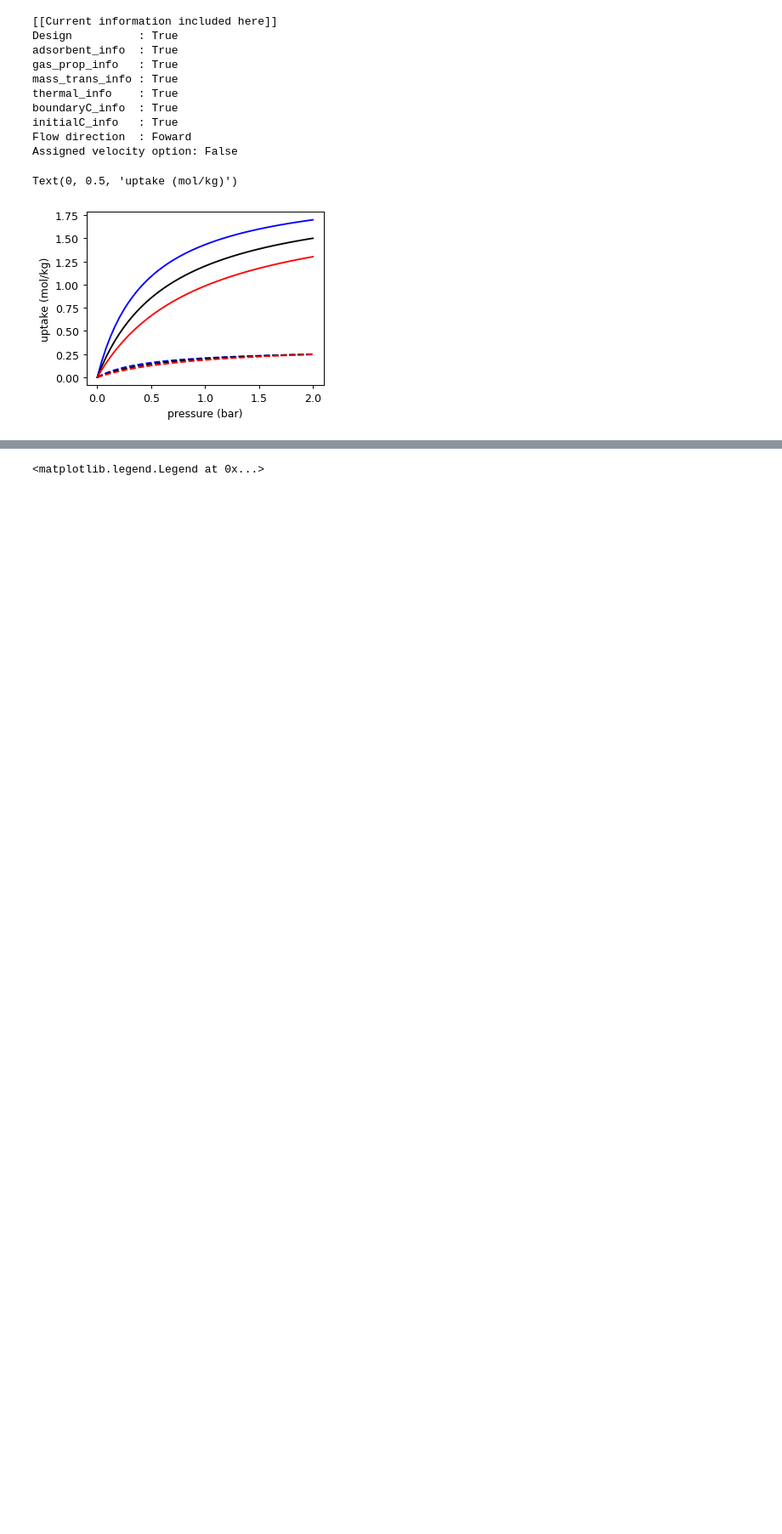
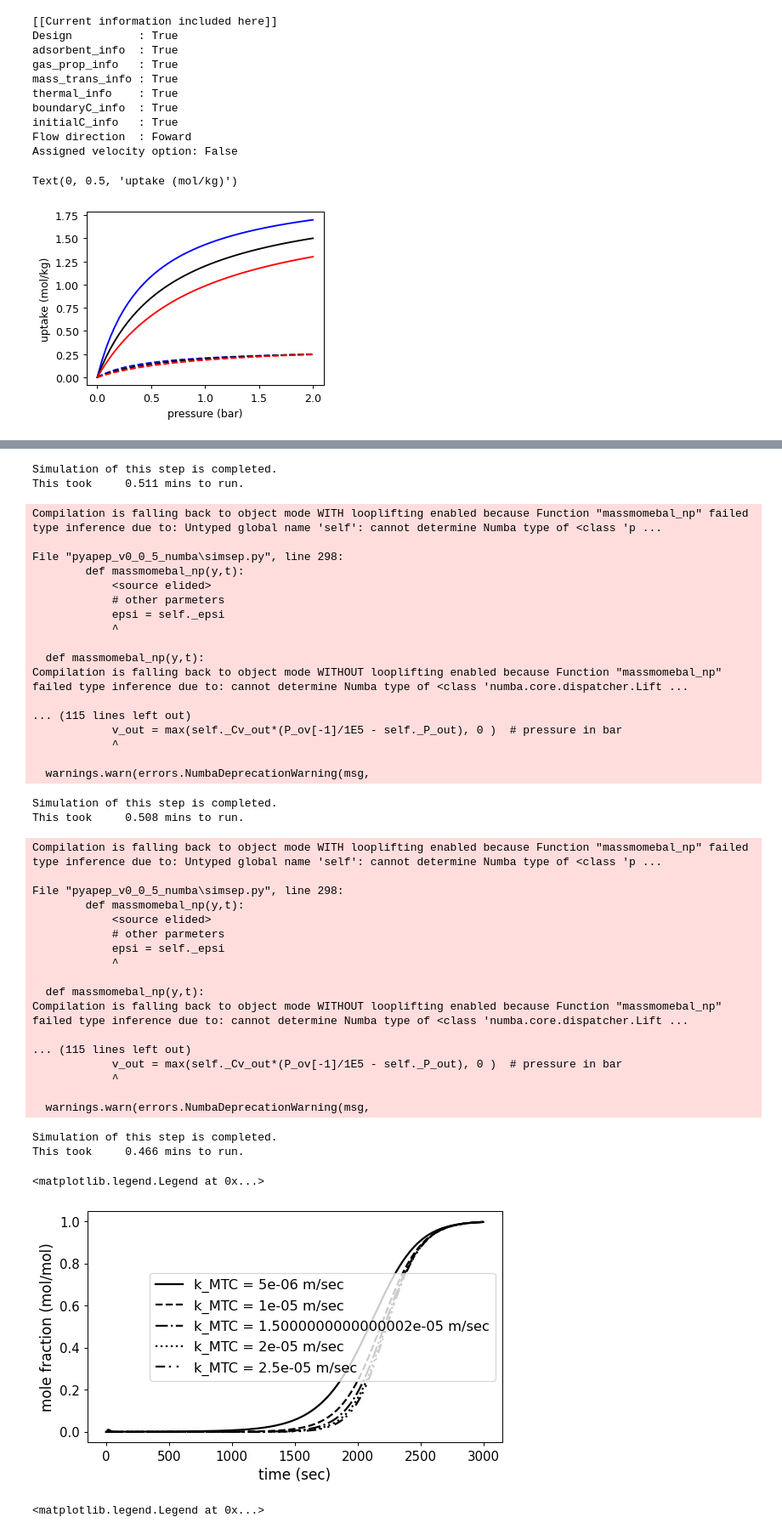
Before and after one commit to yoonseonghyun/pyAPEP_v0_0_5, a Jupyter notebook: test_simsep_v005_w_numba.ipynb, the cells around one changed output, grey strips where cells are left out. Shown at 85% size. Cells and saved outputs as stored; diff of their text form; code cells hidden in the pictures; blank space fills up the shorter version.

```diff
--- a/test_simsep_v005_w_numba.ipynb
+++ b/test_simsep_v005_w_numba.ipynb
@@ -127,7 +124,7 @@ plt.figure(figsize = [7,4],dpi = 90)
 for kk,ll in zip(k1_mtc_ran, lstyle_list):
     c1.initialC_info(P_init, T_init, T_init,y_init,q_init)
     c1.mass_trans_info([kk, 0.0002], a_surf, [1e-8, 1e-8])
-    c1.run_mamoen(3000, 4)
+    c1.run_mamo(3000, 4)
     bt1_tmp,bt2_tmp = c1.breakthrough(False)
     bt1res_tmp = bt1_tmp(t_ran)
     bt_mass_result_list.append(bt1res_tmp)
@@ -142,3 +139,4 @@ plt.ylabel('mole fraction (mol/mol)', fontsize = 13.5)
 plt.xticks(fontsize = 12)
 plt.yticks(fontsize = 12)
 plt.legend(fontsize = 13)
+# %% [output]
@@ -145,3 +198,45 @@ plt.legend(fontsize = 13)
+Simulation of this step is completed.
+This took     0.511 mins to run.
+Compilation is falling back to object mode WITH looplifting enabled because Function "massmomebal_np" failed type inference due to: Untyped global name 'self': cannot determine Numba type of <class 'p ...
+
+File "pyapep_v0_0_5_numba\simsep.py", line 298:
+        def massmomebal_np(y,t):
+            <source elided>
+            # other parmeters
+            epsi = self._epsi
+            ^
+
+  def massmomebal_np(y,t):
+Compilation is falling back to object mode WITHOUT looplifting enabled because Function "massmomebal_np" failed type inference due to: cannot determine Numba type of <class 'numba.core.dispatcher.Lift ...
+
+... (115 lines left out)
+            v_out = max(self._Cv_out*(P_ov[-1]/1E5 - self._P_out), 0 )  # pressure in bar
+            ^
+
+  warnings.warn(errors.NumbaDeprecationWarning(msg,
+Simulation of this step is completed.
+This took     0.508 mins to run.
+Compilation is falling back to object mode WITH looplifting enabled because Function "massmomebal_np" failed type inference due to: Untyped global name 'self': cannot determine Numba type of <class 'p ...
+
+File "pyapep_v0_0_5_numba\simsep.py", line 298:
+        def massmomebal_np(y,t):
+            <source elided>
+            # other parmeters
+            epsi = self._epsi
+            ^
+
+  def massmomebal_np(y,t):
+Compilation is falling back to object mode WITHOUT looplifting enabled because Function "massmomebal_np" failed type inference due to: cannot determine Numba type of <class 'numba.core.dispatcher.Lift ...
+
+... (115 lines left out)
+            v_out = max(self._Cv_out*(P_ov[-1]/1E5 - self._P_out), 0 )  # pressure in bar
+            ^
+
+  warnings.warn(errors.NumbaDeprecationWarning(msg,
+Simulation of this step is completed.
+This took     0.466 mins to run.
+<matplotlib.legend.Legend at 0x...>
+[figure, added]
 # %%
 plt.figure(figsize = [7,4],dpi = 90)
 lstyle_list = ['-','--','-.',':', (0,( 5,2,1,3,1,3))]
```
Also changed, not shown: parts of 3 cells of this notebook, 1 other file.
